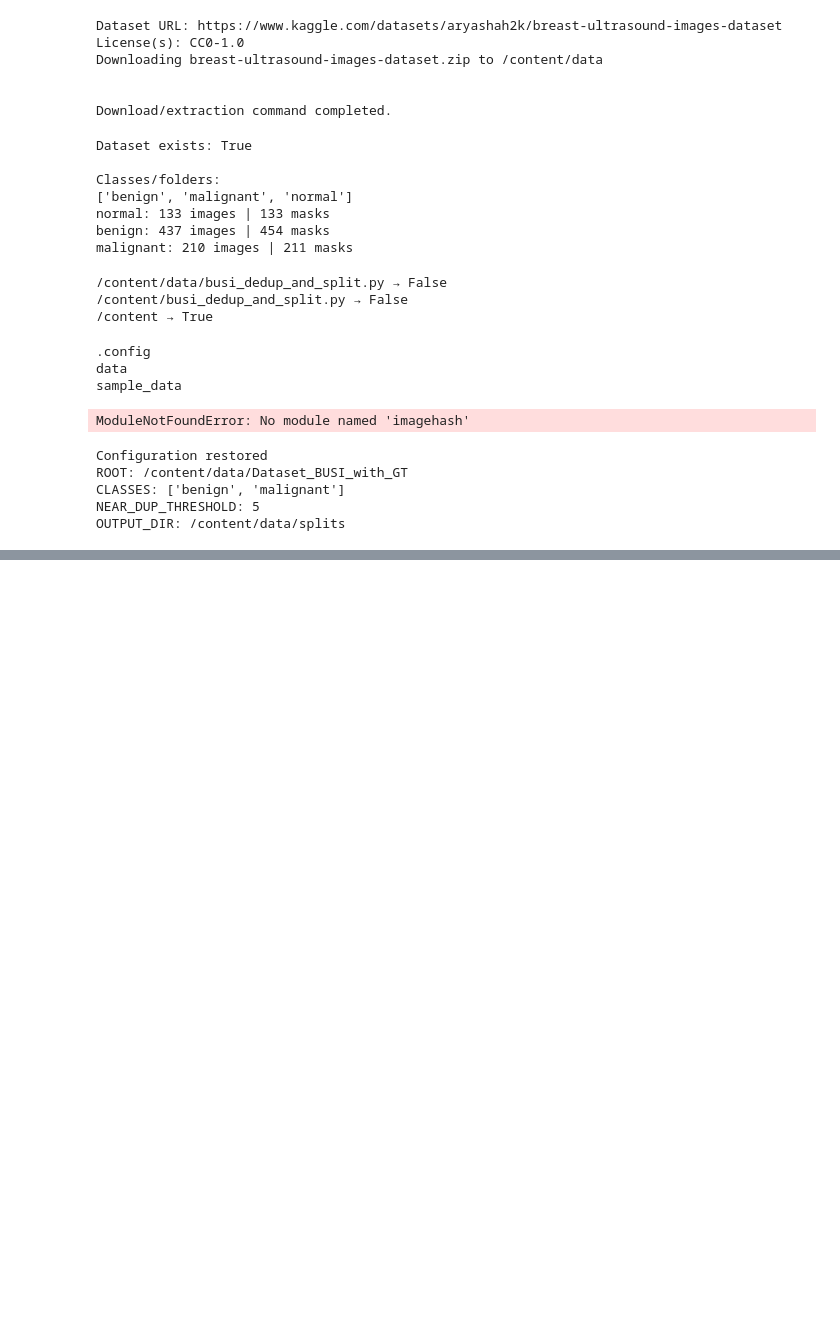
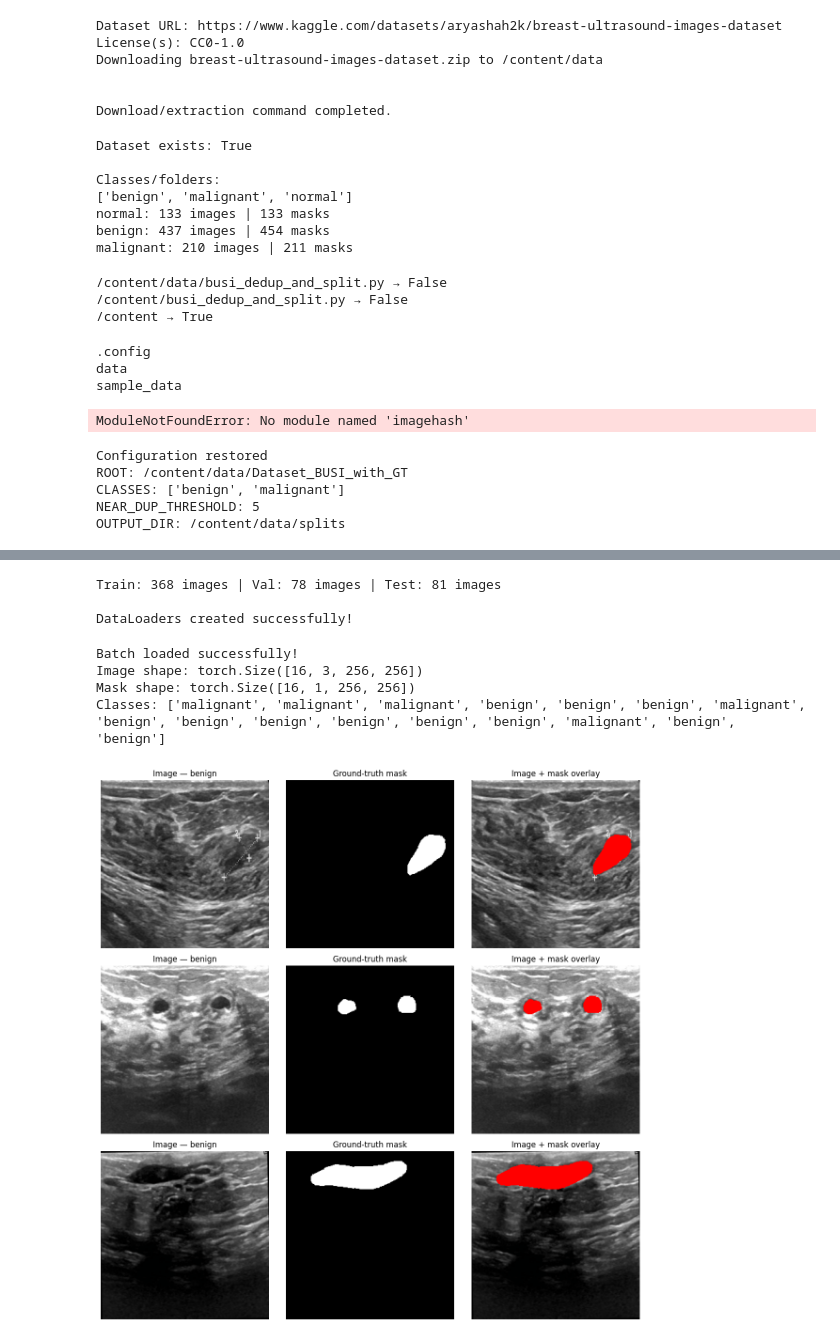
Before and after one commit to aribarahmanii/Breasttumor, a Jupyter notebook: dataset.ipynb, the cells around one changed output, grey strips where cells are left out. Cells and saved outputs as stored; diff of their text form; code cells hidden in the pictures; blank space fills up the shorter version.

```diff
--- a/dataset.ipynb
+++ b/dataset.ipynb
@@ -2026,0 +2464,66 @@ OUTPUT_DIR: /content/data/splits
+# %%
+train_loader, val_loader, test_loader = get_dataloaders()
+
+print("\nDataLoaders created successfully!")
+# %% [output]
+Train: 368 images | Val: 78 images | Test: 81 images
+
+DataLoaders created successfully!
+# %%
+batch = next(iter(train_loader))
+
+print("Batch loaded successfully!")
+print("Image shape:", batch["image"].shape)
+print("Mask shape:", batch["mask"].shape)
+print("Classes:", batch["class"])
+# %% [output]
+Batch loaded successfully!
+Image shape: torch.Size([16, 3, 256, 256])
+Mask shape: torch.Size([16, 1, 256, 256])
+Classes: ['malignant', 'malignant', 'malignant', 'benign', 'benign', 'benign', 'malignant', 'benign', 'benign', 'benign', 'benign', 'benign', 'benign', 'malignant', 'benign', 'benign']
+# %%
+import matplotlib.pyplot as plt
+import numpy as np
+
+batch = next(iter(train_loader))
+
+images = batch["image"]
+masks = batch["mask"]
+
+mean = np.array([0.485, 0.456, 0.406])
+std = np.array([0.229, 0.224, 0.225])
+
+n = 3
+
+fig, axes = plt.subplots(n, 3, figsize=(12, 4 * n))
+
+for i in range(n):
+
+    # Undo ImageNet normalization
+    img = images[i].permute(1, 2, 0).numpy()
+    img = (img * std + mean).clip(0, 1)
+
+    mask = masks[i, 0].numpy()
+
+    # Overlay
+    overlay = img.copy()
+    overlay[mask > 0.5] = [1, 0, 0]
+
+    axes[i, 0].imshow(img)
+    axes[i, 0].set_title(
+        f"Image — {batch['class'][i]}"
+    )
+    axes[i, 0].axis("off")
+
+    axes[i, 1].imshow(mask, cmap="gray")
+    axes[i, 1].set_title("Ground-truth mask")
+    axes[i, 1].axis("off")
+
+    axes[i, 2].imshow(overlay)
+    axes[i, 2].set_title("Image + mask overlay")
+    axes[i, 2].axis("off")
+
+plt.tight_layout()
+plt.show()
+# %% [output]
+[figure, added]
```
Also changed, not shown: parts of 7 cells of this notebook.
